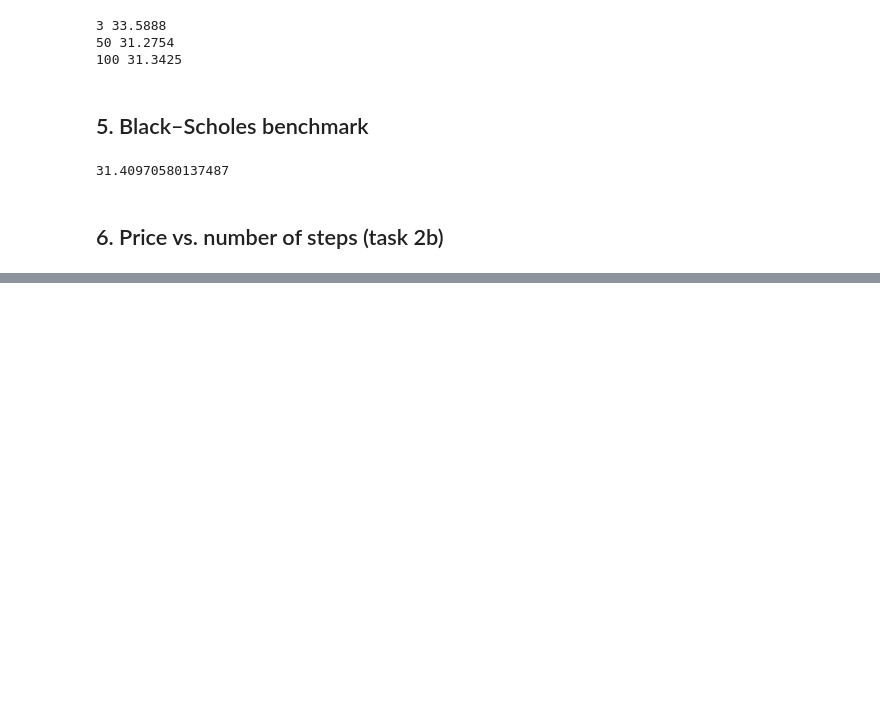
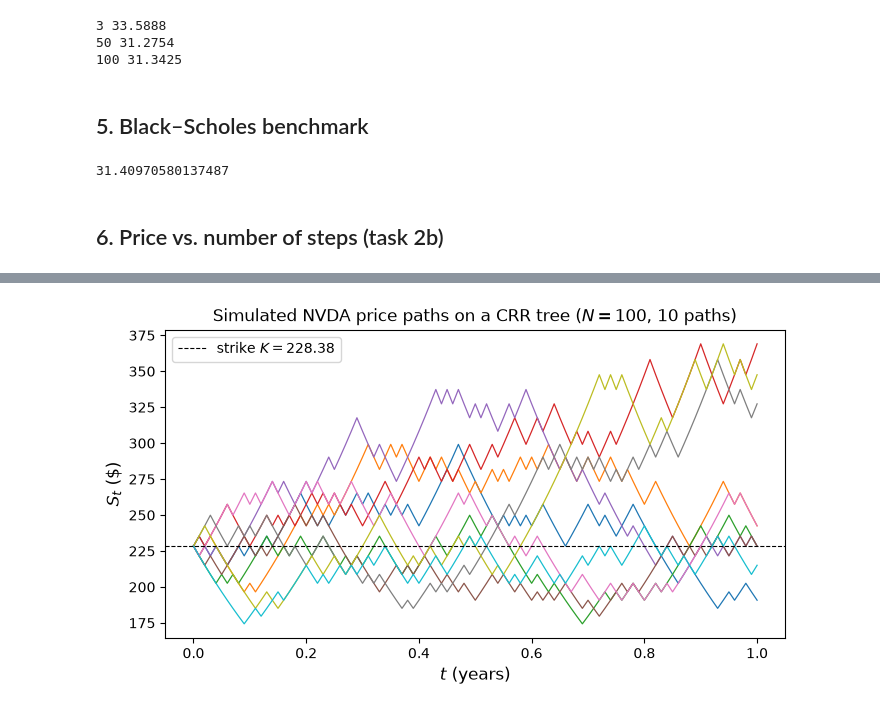
Before and after one commit to alecneme/STA2503, a Jupyter notebook: project1/02_binomial_crr.ipynb, the cells around one changed output, grey strips where cells are left out. Drawn from its saved outputs; the diff is of its cells as text; code cells hidden in the pictures; blank space fills up the shorter version.

```diff
--- a/project1/02_binomial_crr.ipynb
+++ b/project1/02_binomial_crr.ipynb
@@ -121,0 +198,15 @@ print(black_scholes_call(S0, K, T, r, sigma))     # expect ≈ 31.4097
+# %%
+N_plot = 100
+t_tree, S_tree = simulate_tree_paths(S0, sigma, r, T, N_plot, n_paths=10, rng=rng)   # notebook's rng → reproducible
+
+fig, ax = plt.subplots(figsize=(8, 4))
+ax.plot(t_tree, S_tree.T, linewidth=0.9)          # .T → one line per path
+ax.axhline(K, color="black", linestyle="--", linewidth=0.8, label=f"strike $K = {K:.2f}$")
+ax.set_xlabel("$t$ (years)", fontsize=12)
+ax.set_ylabel("$S_t$ (\\$)", fontsize=12)
+ax.set_title(f"Simulated NVDA price paths on a CRR tree ($N = {N_plot}$, 10 paths)", fontsize=12)
+ax.legend(loc="upper left")
+fig.savefig(FIG_DIR / "part2_tree_paths.pdf", bbox_inches="tight")
+plt.show()
+# %% [output]
+[figure, added]
```
Also changed, not shown: parts of 10 cells of this notebook, 3 other files.
